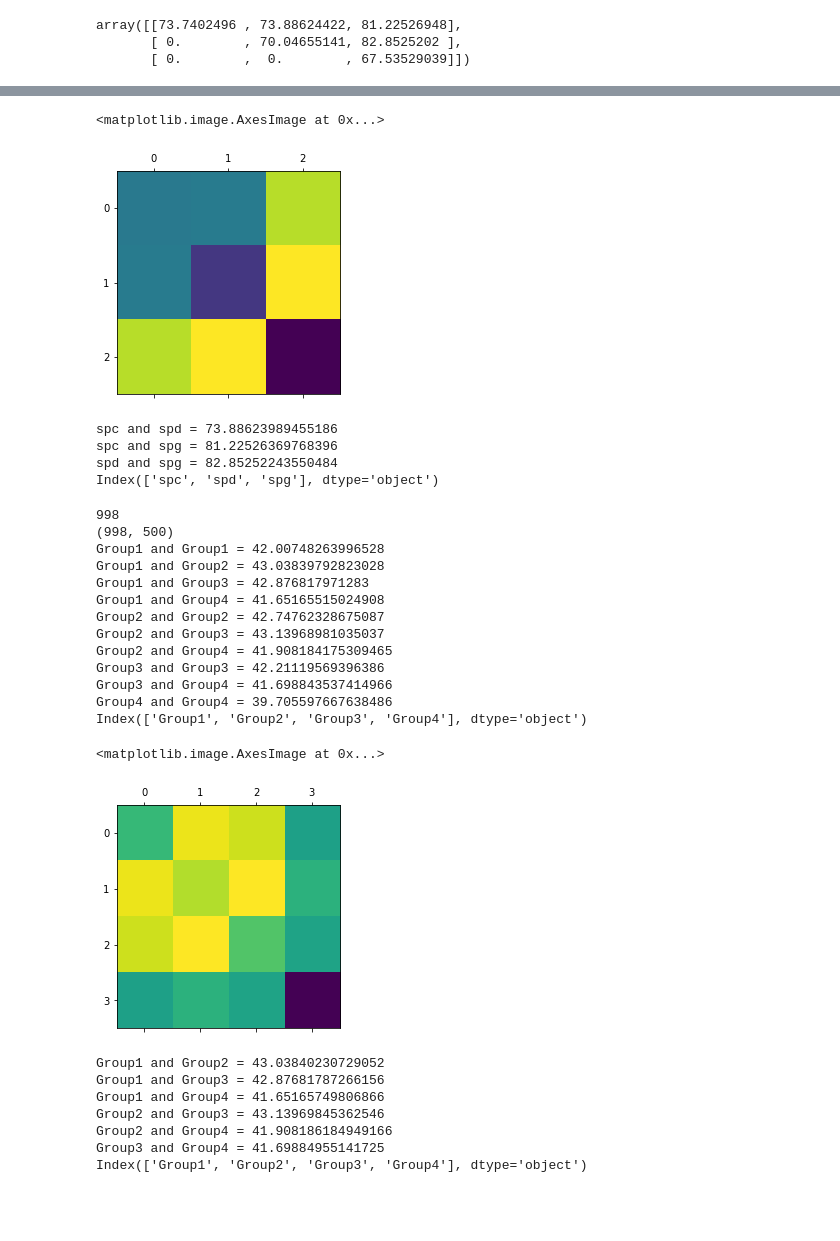
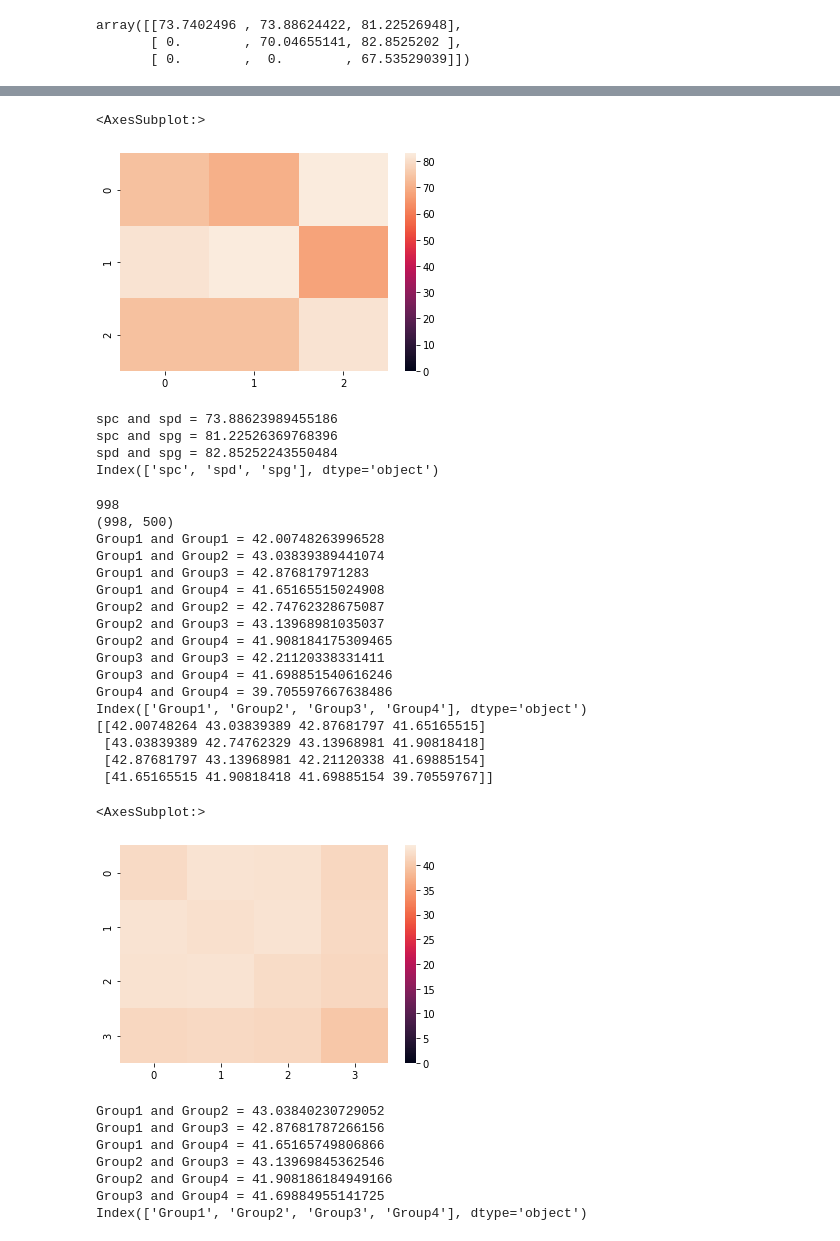
Before and after one commit to lewinsohndp/scSHARP, a Jupyter notebook: cluster_similarities.ipynb, the cells around one changed output, grey strips where cells are left out. Saved outputs shown, nothing was run; the diff lists cells and outputs as text; code cells hidden in the pictures; blank space fills up the shorter version.

```diff
--- a/cluster_similarities.ipynb
+++ b/cluster_similarities.ipynb
@@ -67,7 +68,8 @@ array([[73.7402496 , 73.88624422, 81.22526948],
        [ 0.        ,  0.        , 67.53529039]])
 # %%
 mat = compare_cell_clusters("/home/groups/ConradLab/daniel/sharp_data/jung/", 'counts.csv', 'labels.csv', 0)
-plt.matshow(mat)
+print(mat)
+sns.heatmap(new_mat, vmin=0, vmax=83)
 # %% [output]
 692
 (692, 500)
@@ -81,5 +86,5 @@ Index(['spc', 'spd', 'spg'], dtype='object')
-<matplotlib.image.AxesImage at 0x...>
+<AxesSubplot:>
-[figure, old version]
+[figure, new version]
 # %%
 X, real_y = compare_cell_clusters("/home/groups/ConradLab/daniel/sharp_data/jung/", 'counts.csv', 'labels.csv', 0)
 # %% [output]
@@ -89,23 +94,28 @@ spd and spg = 82.85252243550484
 Index(['spc', 'spd', 'spg'], dtype='object')
 # %%
 mat = compare_cell_clusters("/home/groups/ConradLab/daniel/sharp_data/sharp_sims_test/splat_0.7_de_rq/", 'query_counts.csv', 'query_meta.csv', "Group")
-plt.matshow(mat)
+print(mat)
+sns.heatmap(mat, vmin=0, vmax=44)
 # %% [output]
 998
 (998, 500)
 Group1 and Group1 = 42.00748263996528
-Group1 and Group2 = 43.03839792823028
+Group1 and Group2 = 43.03839389441074
 Group1 and Group3 = 42.876817971283
 Group1 and Group4 = 41.65165515024908
 Group2 and Group2 = 42.74762328675087
 Group2 and Group3 = 43.13968981035037
 Group2 and Group4 = 41.908184175309465
-Group3 and Group3 = 42.21119569396386
-Group3 and Group4 = 41.698843537414966
+Group3 and Group3 = 42.21120338331411
+Group3 and Group4 = 41.698851540616246
 Group4 and Group4 = 39.705597667638486
 Index(['Group1', 'Group2', 'Group3', 'Group4'], dtype='object')
+[[42.00748264 43.03839389 42.87681797 41.65165515]
+ [43.03839389 42.74762329 43.13968981 41.90818418]
+ [42.87681797 43.13968981 42.21120338 41.69885154]
+ [41.65165515 41.90818418 41.69885154 39.70559767]]
-<matplotlib.image.AxesImage at 0x...>
+<AxesSubplot:>
-[figure, old version]
+[figure, new version]
 # %%
 X, real_y = compare_cell_clusters("/home/groups/ConradLab/daniel/sharp_data/sharp_sims_test/splat_0.7_de_rq/", 'query_counts.csv', 'query_meta.csv', "Group")
 # %% [output]
```
Also changed, not shown: parts of 4 cells of this notebook, 5 other files.
